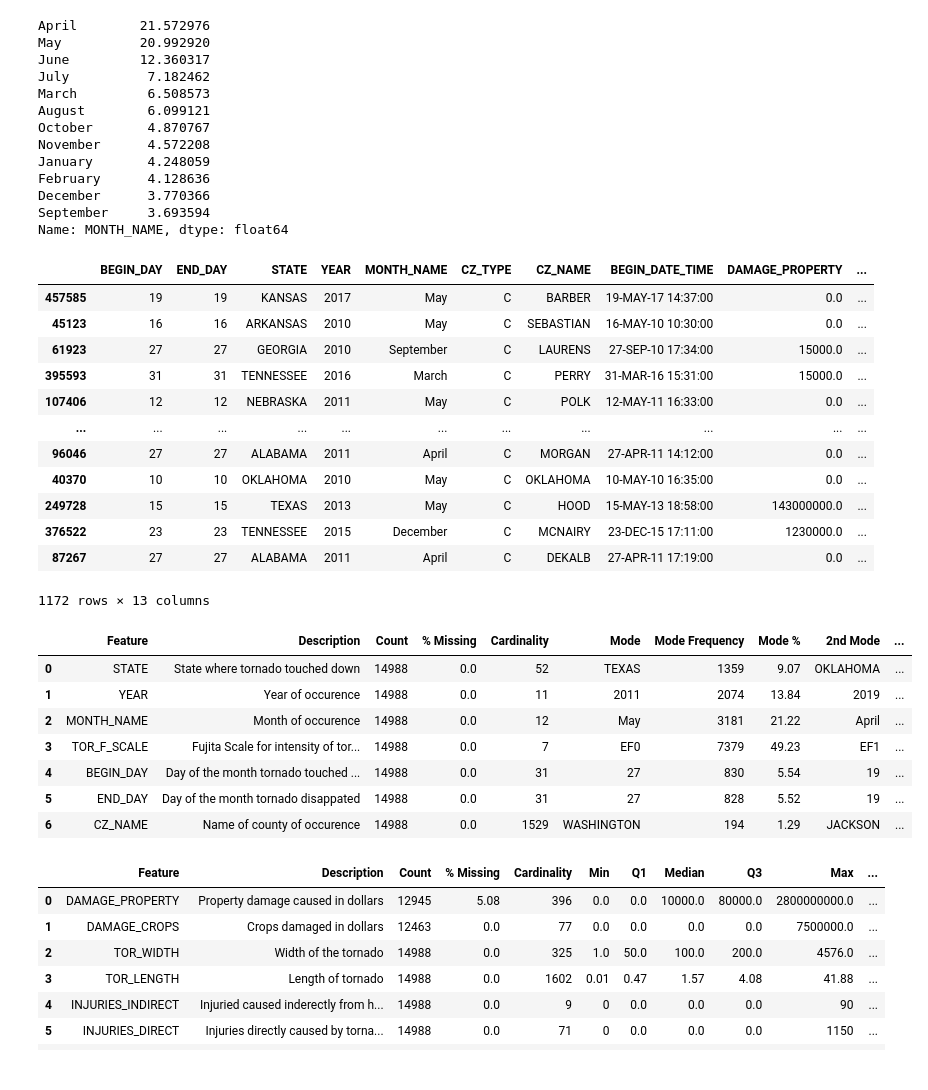
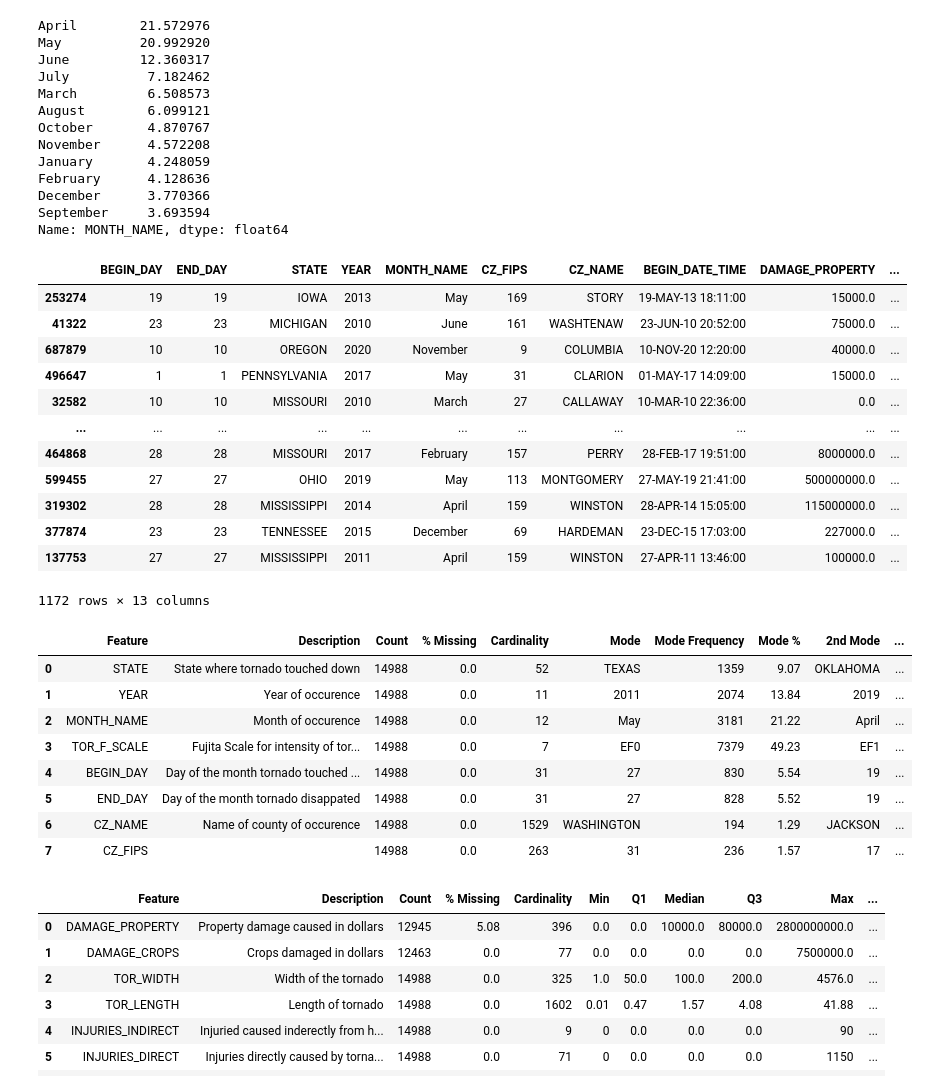
Before and after one commit to saiT1108/DS_project, a Jupyter notebook: main.ipynb, the cells around one changed output. Drawn from its saved outputs; the diff is of its cells as text; code cells hidden in the pictures.

```diff
--- a/main.ipynb
+++ b/main.ipynb
@@ -41,7 +41,7 @@ df_hur = df_hur.drop(columns=['TOR_OTHER_WFO', 'END_YEARMONTH', 'EVENT_TYPE', 'E
                                             'EVENT_NARRATIVE','WFO','SOURCE','CZ_TIMEZONE','BEGIN_AZIMUTH','END_AZIMUTH','BEGIN_LAT',
                                             'END_LAT','BEGIN_LON','END_LON','STATE_FIPS','BEGIN_RANGE','END_RANGE',
                                             'BEGIN_TIME','END_TIME','BEGIN_LOCATION','END_LOCATION','FLOOD_CAUSE','MAGNITUDE_TYPE',
-                                            'MAGNITUDE','CZ_FIPS','CATEGORY'])
+                                            'MAGNITUDE', 'CZ_TYPE','CATEGORY'])
 
 dmg = pd.DataFrame(df_hur['DAMAGE_PROPERTY'])
 for index, row in dmg.iterrows():
@@ -164,23 +165,23 @@ Name: MONTH_NAME, dtype: float64
 sampled_df = df_hur.groupby('TOR_F_SCALE', group_keys=False).apply(lambda x: x.sample(frac=0.1))
 sampled_df
 # %% [output]
-|  | BEGIN_DAY | END_DAY | STATE | YEAR | MONTH_NAME | CZ_TYPE | CZ_NAME | BEGIN_DATE_TIME | DAMAGE_PROPERTY | ... |
-| 457585 | 19 | 19 | KANSAS | 2017 | May | C | BARBER | 19-MAY-17 14:37:00 | 0.0 | ... |
-| 45123 | 16 | 16 | ARKANSAS | 2010 | May | C | SEBASTIAN | 16-MAY-10 10:30:00 | 0.0 | ... |
-| 61923 | 27 | 27 | GEORGIA | 2010 | September | C | LAURENS | 27-SEP-10 17:34:00 | 15000.0 | ... |
-| 395593 | 31 | 31 | TENNESSEE | 2016 | March | C | PERRY | 31-MAR-16 15:31:00 | 15000.0 | ... |
-| 107406 | 12 | 12 | NEBRASKA | 2011 | May | C | POLK | 12-MAY-11 16:33:00 | 0.0 | ... |
+|  | BEGIN_DAY | END_DAY | STATE | YEAR | MONTH_NAME | CZ_FIPS | CZ_NAME | BEGIN_DATE_TIME | DAMAGE_PROPERTY | ... |
+| 253274 | 19 | 19 | IOWA | 2013 | May | 169 | STORY | 19-MAY-13 18:11:00 | 15000.0 | ... |
+| 41322 | 23 | 23 | MICHIGAN | 2010 | June | 161 | WASHTENAW | 23-JUN-10 20:52:00 | 75000.0 | ... |
+| 687879 | 10 | 10 | OREGON | 2020 | November | 9 | COLUMBIA | 10-NOV-20 12:20:00 | 40000.0 | ... |
+| 496647 | 1 | 1 | PENNSYLVANIA | 2017 | May | 31 | CLARION | 01-MAY-17 14:09:00 | 15000.0 | ... |
+| 32582 | 10 | 10 | MISSOURI | 2010 | March | 27 | CALLAWAY | 10-MAR-10 22:36:00 | 0.0 | ... |
 | ... | ... | ... | ... | ... | ... | ... | ... | ... | ... | ... |
-| 96046 | 27 | 27 | ALABAMA | 2011 | April | C | MORGAN | 27-APR-11 14:12:00 | 0.0 | ... |
-| 40370 | 10 | 10 | OKLAHOMA | 2010 | May | C | OKLAHOMA | 10-MAY-10 16:35:00 | 0.0 | ... |
-| 249728 | 15 | 15 | TEXAS | 2013 | May | C | HOOD | 15-MAY-13 18:58:00 | 143000000.0 | ... |
-| 376522 | 23 | 23 | TENNESSEE | 2015 | December | C | MCNAIRY | 23-DEC-15 17:11:00 | 1230000.0 | ... |
-| 87267 | 27 | 27 | ALABAMA | 2011 | April | C | DEKALB | 27-APR-11 17:19:00 | 0.0 | ... |
+| 464868 | 28 | 28 | MISSOURI | 2017 | February | 157 | PERRY | 28-FEB-17 19:51:00 | 8000000.0 | ... |
+| 599455 | 27 | 27 | OHIO | 2019 | May | 113 | MONTGOMERY | 27-MAY-19 21:41:00 | 500000000.0 | ... |
+| 319302 | 28 | 28 | MISSISSIPPI | 2014 | April | 159 | WINSTON | 28-APR-14 15:05:00 | 115000000.0 | ... |
+| 377874 | 23 | 23 | TENNESSEE | 2015 | December | 69 | HARDEMAN | 23-DEC-15 17:03:00 | 227000.0 | ... |
+| 137753 | 27 | 27 | MISSISSIPPI | 2011 | April | 159 | WINSTON | 27-APR-11 13:46:00 | 100000.0 | ... |
 1172 rows × 13 columns
 # %%
 ## DQR for categorical variables
 
-cat_cols = ['STATE', 'YEAR', 'MONTH_NAME', 'TOR_F_SCALE', 'BEGIN_DAY', 'END_DAY', 'CZ_NAME']
+cat_cols = ['STATE', 'YEAR', 'MONTH_NAME', 'TOR_F_SCALE', 'BEGIN_DAY', 'END_DAY', 'CZ_NAME', 'CZ_FIPS']
 cat_df = df_dqr[cat_cols]
 cat_df
 
@@ -188,35 +189,36 @@ dqr_cat = pd.DataFrame(columns=['Feature', 'Description', 'Count', '% Missing',
 'Mode Frequency', 'Mode %', '2nd Mode', '2nd Mode Frequency', '2nd Mode %'])
 
 descs = ['State where tornado touched down', 'Year of occurence', 'Month of occurence', 'Fujita Scale for intensity of tornado',
-'Day of the month tornado touched down', 'Day of the month tornado disappated','Name of county of occurence']
+'Day of the month tornado touched down', 'Day of the month tornado disappated','Name of county of occurence','']
 
 dqr_cat['Feature'] = cat_cols
 
 for index, row in dqr_cat.iterrows():
     row['Description'] = descs[index]
     row['Count'] = df_dqr[row['Feature']].count()
     row['Cardinality'] = len(df_dqr[row['Feature']].unique())
     row['Mode'] = df_dqr[row['Feature']].mode()[0]
     if row['Feature'] == 'TOR_F_SCALE':
         row['% Missing'] = round((len(df_dqr[df_dqr[row['Feature']]=='EFU'])/row['Count'])*100, 2)
     row['% Missing'] = round((len(df_dqr[df_dqr[row['Feature']]==None])/row['Count'])*100, 2)
     row['Mode Frequency'] = len(df_dqr[df_dqr[row['Feature']]==row['Mode']])
     row['Mode %'] = round(row['Mode Frequency']/row['Count']*100, 2)
     mode_df = df_dqr[df_dqr[row['Feature']]!=row['Mode']]
     row['2nd Mode'] = mode_df[row['Feature']].mode()[0]
     row['2nd Mode Frequency'] = len(mode_df[mode_df[row['Feature']]==row['2nd Mode']])
     row['2nd Mode %'] = round(row['2nd Mode Frequency']/row['Count']*100, 2)
 
 dqr_cat
 # %% [output]
 |  | Feature | Description | Count | % Missing | Cardinality | Mode | Mode Frequency | Mode % | 2nd Mode | ... |
 | 0 | STATE | State where tornado touched down | 14988 | 0.0 | 52 | TEXAS | 1359 | 9.07 | OKLAHOMA | ... |
 | 1 | YEAR | Year of occurence | 14988 | 0.0 | 11 | 2011 | 2074 | 13.84 | 2019 | ... |
 | 2 | MONTH_NAME | Month of occurence | 14988 | 0.0 | 12 | May | 3181 | 21.22 | April | ... |
 | 3 | TOR_F_SCALE | Fujita Scale for intensity of tor... | 14988 | 0.0 | 7 | EF0 | 7379 | 49.23 | EF1 | ... |
 | 4 | BEGIN_DAY | Day of the month tornado touched ... | 14988 | 0.0 | 31 | 27 | 830 | 5.54 | 19 | ... |
 | 5 | END_DAY | Day of the month tornado disappated | 14988 | 0.0 | 31 | 27 | 828 | 5.52 | 19 | ... |
 | 6 | CZ_NAME | Name of county of occurence | 14988 | 0.0 | 1529 | WASHINGTON | 194 | 1.29 | JACKSON | ... |
+| 7 | CZ_FIPS |  | 14988 | 0.0 | 263 | 31 | 236 | 1.57 | 17 | ... |
 # %%
 dqr_cont = pd.DataFrame(columns=['Feature', 'Description','Count','% Missing', 'Cardinality','Min','Q1','Median','Q3','Max','Mean','STD'])
 
```
Also changed, not shown: parts of 3 cells of this notebook.
